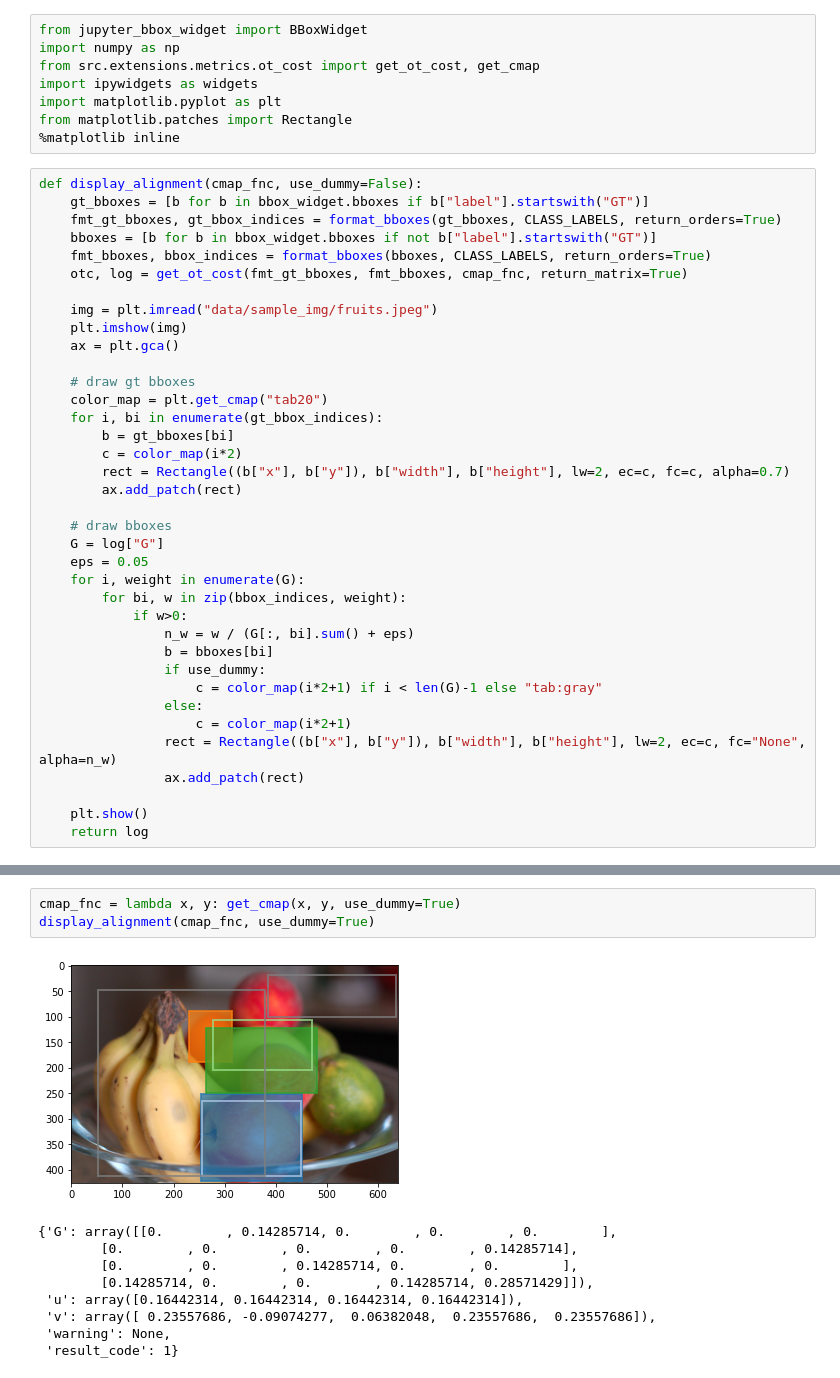
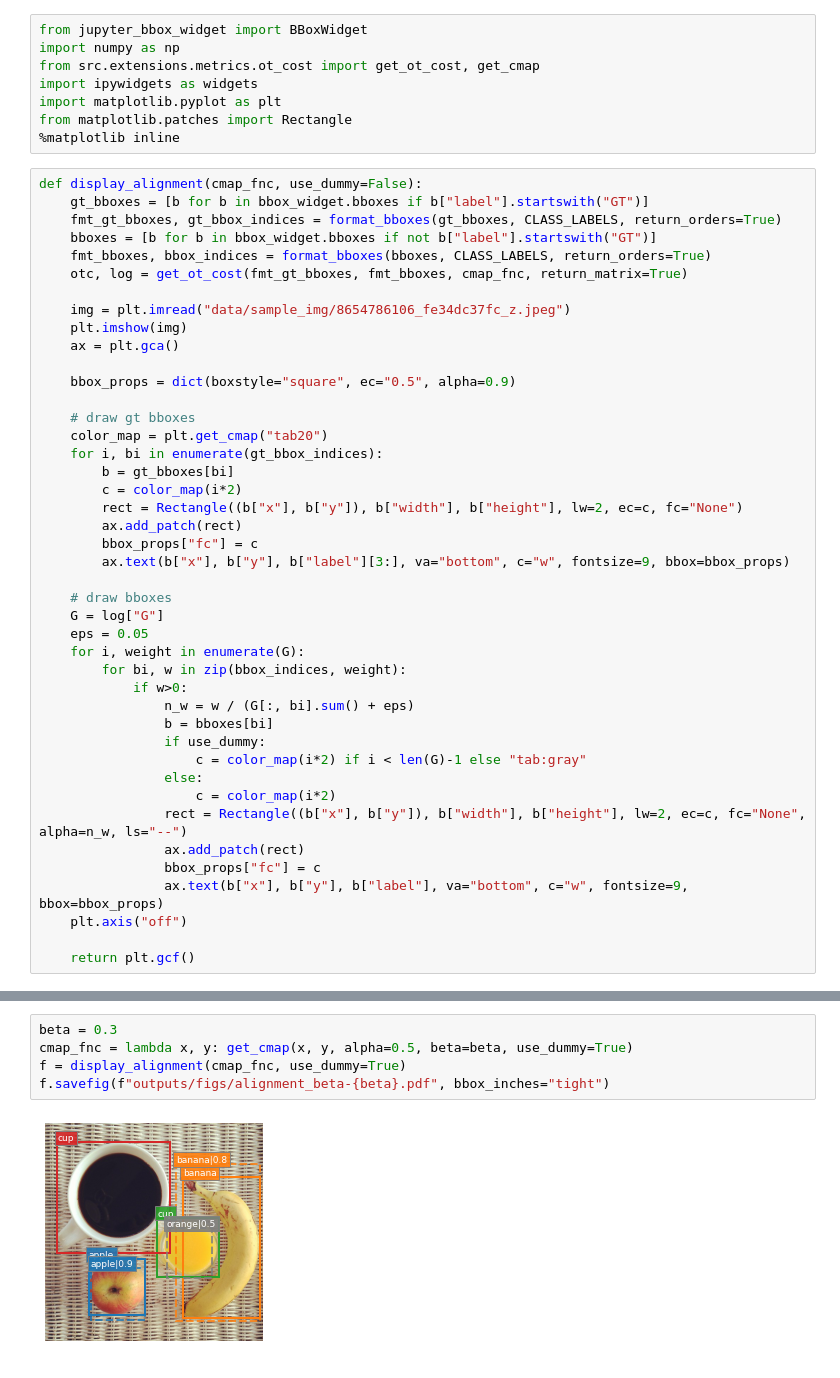
Before and after one commit to mayu-ot/oc-cost, a Jupyter notebook: notebooks/exploratory/interactive_otc_design_explore.ipynb, the cells around one changed output, grey strips where cells are left out. Cells and saved outputs as stored; diff of their text form.

```diff
--- a/notebooks/exploratory/interactive_otc_design_explore.ipynb
+++ b/notebooks/exploratory/interactive_otc_design_explore.ipynb
@@ -18,17 +18,21 @@ def display_alignment(cmap_fnc, use_dummy=False):
     fmt_bboxes, bbox_indices = format_bboxes(bboxes, CLASS_LABELS, return_orders=True)
     otc, log = get_ot_cost(fmt_gt_bboxes, fmt_bboxes, cmap_fnc, return_matrix=True)
 
-    img = plt.imread("data/sample_img/fruits.jpeg")
+    img = plt.imread("data/sample_img/8654786106_fe34dc37fc_z.jpeg")
     plt.imshow(img)
     ax = plt.gca()
+
+    bbox_props = dict(boxstyle="square", ec="0.5", alpha=0.9)
 
     # draw gt bboxes
     color_map = plt.get_cmap("tab20")
     for i, bi in enumerate(gt_bbox_indices):
         b = gt_bboxes[bi]
         c = color_map(i*2)
-        rect = Rectangle((b["x"], b["y"]), b["width"], b["height"], lw=2, ec=c, fc=c, alpha=0.7)
+        rect = Rectangle((b["x"], b["y"]), b["width"], b["height"], lw=2, ec=c, fc="None")
         ax.add_patch(rect)
+        bbox_props["fc"] = c
+        ax.text(b["x"], b["y"], b["label"][3:], va="bottom", c="w", fontsize=9, bbox=bbox_props)
 
     # draw bboxes
     G = log["G"]
@@ -39,14 +43,16 @@ def display_alignment(cmap_fnc, use_dummy=False):
                 n_w = w / (G[:, bi].sum() + eps)
                 b = bboxes[bi]
                 if use_dummy:
-                    c = color_map(i*2+1) if i < len(G)-1 else "tab:gray"
+                    c = color_map(i*2) if i < len(G)-1 else "tab:gray"
                 else:
-                    c = color_map(i*2+1)
-                rect = Rectangle((b["x"], b["y"]), b["width"], b["height"], lw=2, ec=c, fc="None", alpha=n_w)
+                    c = color_map(i*2)
+                rect = Rectangle((b["x"], b["y"]), b["width"], b["height"], lw=2, ec=c, fc="None", alpha=n_w, ls="--")
                 ax.add_patch(rect)
+                bbox_props["fc"] = c
+                ax.text(b["x"], b["y"], b["label"], va="bottom", c="w", fontsize=9, bbox=bbox_props)
+    plt.axis("off")
 
-    plt.show()
-    return log
+    return plt.gcf()
 # %%
 from IPython.display import display
 np.set_printoptions(precision=3)
@@ -154,13 +153,7 @@ array([[0.2, 0. , 0. ],
 # %%
-cmap_fnc = lambda x, y: get_cmap(x, y, use_dummy=True)
-display_alignment(cmap_fnc, use_dummy=True)
+beta = 0.3
+cmap_fnc = lambda x, y: get_cmap(x, y, alpha=0.5, beta=beta, use_dummy=True)
+f = display_alignment(cmap_fnc, use_dummy=True)
+f.savefig(f"outputs/figs/alignment_beta-{beta}.pdf", bbox_inches="tight")
 # %% [output]
-[figure, old version]
+[figure, new version]
-{'G': array([[0.        , 0.14285714, 0.        , 0.        , 0.        ],
-        [0.        , 0.        , 0.        , 0.        , 0.14285714],
-        [0.        , 0.        , 0.14285714, 0.        , 0.        ],
-        [0.14285714, 0.        , 0.        , 0.14285714, 0.28571429]]),
- 'u': array([0.16442314, 0.16442314, 0.16442314, 0.16442314]),
- 'v': array([ 0.23557686, -0.09074277,  0.06382048,  0.23557686,  0.23557686]),
- 'warning': None,
- 'result_code': 1}
```
Also changed, not shown: parts of 3 cells of this notebook, 11 other files.
